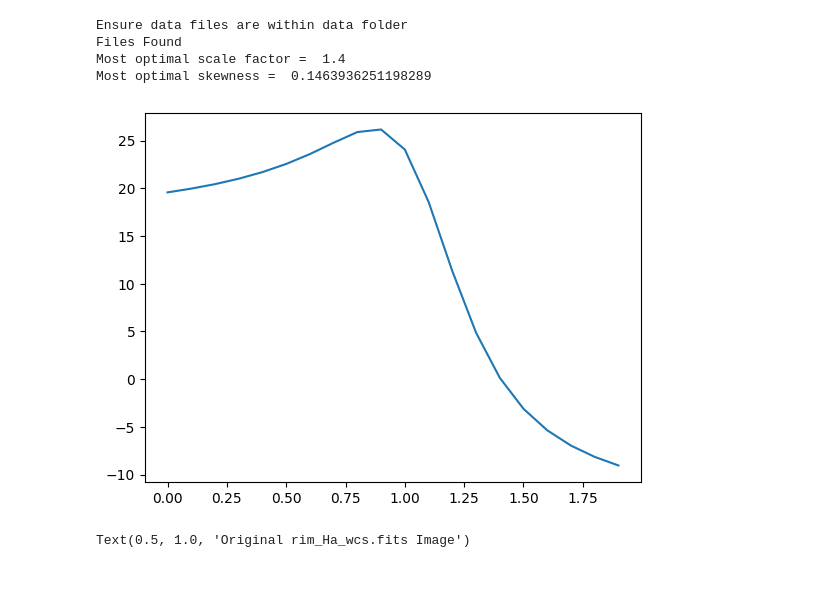
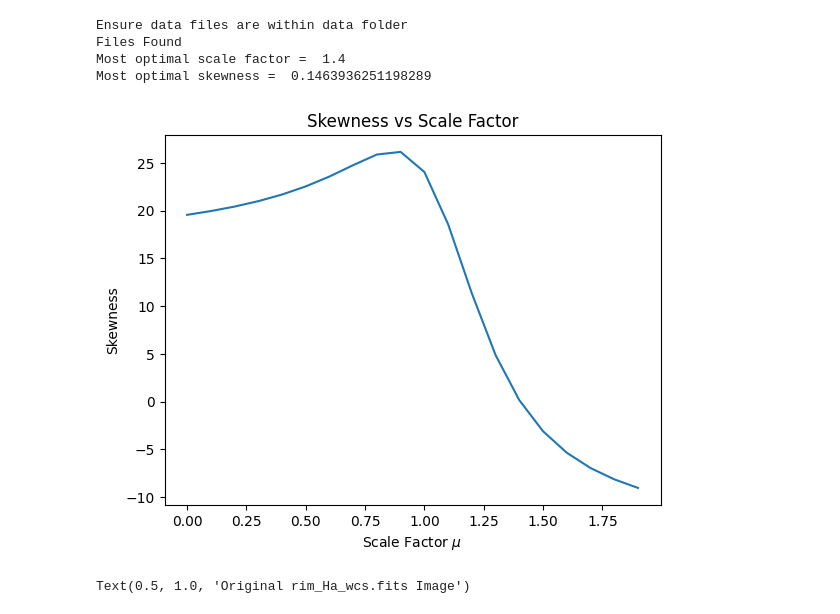
Before and after one commit to JoeBannouna/sceni, a Jupyter notebook: src/POC/leoPOC.ipynb, the cells around one changed output. Cells and saved outputs as stored; diff of their text form; code cells hidden in the pictures; blank space fills up the shorter version.

Commit message:
Implemented Skewness vs Scale Factor Graph

```diff
--- a/src/POC/leoPOC.ipynb
+++ b/src/POC/leoPOC.ipynb
@@ -48,34 +48,37 @@ def determineBestMu(NBlink, BBlink):
         currSkew = calcSkewness(subtractedData)
         skews.append(currSkew)
         if abs(currSkew) < abs(bestSkew):
             bestSkew = currSkew
             bestMu = mu
     plt.plot(mus, skews)
+    plt.xlabel(r"Scale Factor $\mu$")
+    plt.ylabel("Skewness")
+    plt.title("Skewness vs Scale Factor")
     return bestMu, bestSkew
 
 #Start of Program
 #Obtains names of datafiles
 print("Ensure data files are within data folder")
 NBDataName = enterName("NB")
 BBDataName = enterName("BB")
 NBDataLink = "data/" + NBDataName
 BBDataLink = "data/" + BBDataName
 
 #Checks for datafiles in folder, if not found ends program
 filesInFolder = os.listdir("data")
 if (NBDataName in filesInFolder) & (BBDataName in filesInFolder):
     print("Files Found")
     optMu, optSkew = determineBestMu(NBDataLink, BBDataLink)
     print("Most optimal scale factor = ", round(optMu, 2))
     print("Most optimal skewness = ", optSkew)
 else:
     print("Files of submitted names not detected")
 # %% [output]
 Ensure data files are within data folder
 Files Found
 Most optimal scale factor =  1.4
 Most optimal skewness =  0.1463936251198289
-[figure, old version]
+[figure, new version]
 # %%
 plt.imshow(getData(NBDataLink), origin = 'lower', cmap = 'gray')
 plt.title("Original " + NBDataName + " Image")
```
